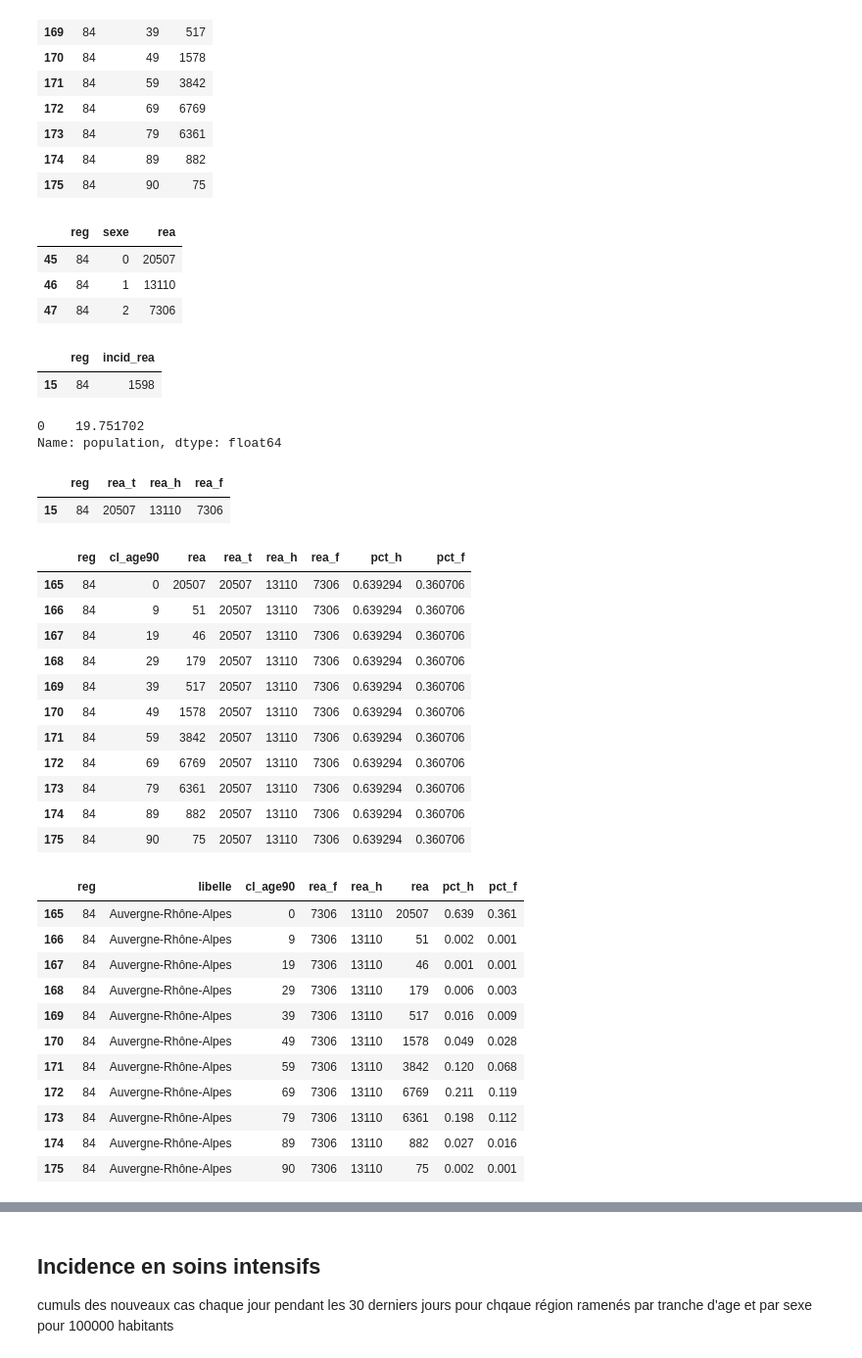
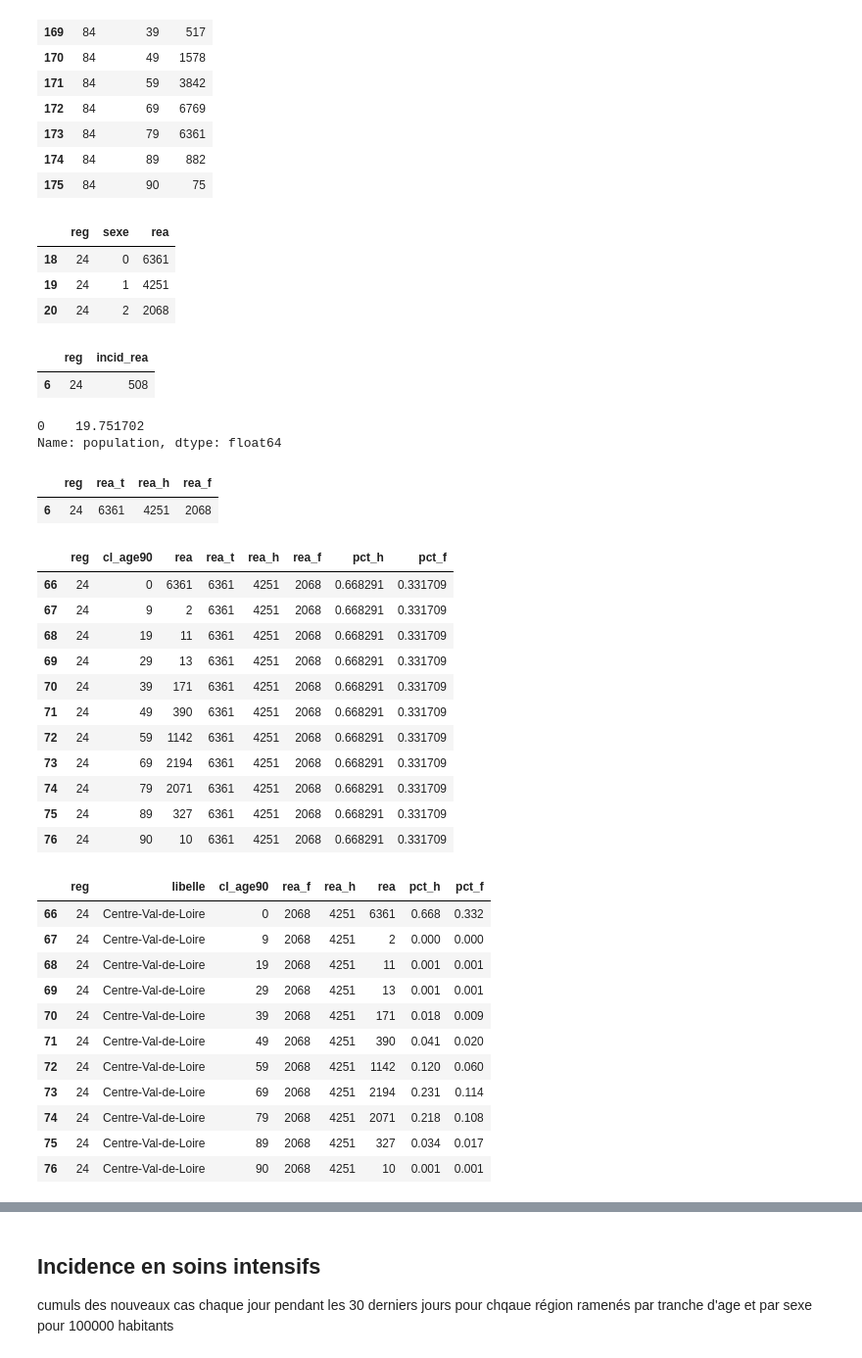
Before and after one commit to oalam/covid-analytics, a Jupyter notebook: exploratory.ipynb, the cells around one changed output, grey strips where cells are left out. Shown at 98% size. Cells and saved outputs as stored; diff of their text form; code cells hidden in the pictures.

```diff
--- a/exploratory.ipynb
+++ b/exploratory.ipynb
@@ -210,19 +210,19 @@ hospitalisation_cl_age90[hospitalisation_cl_age90.reg==84]
 # %%
 # Moyenne des cas actuellement en soins intensifs par région et par sexe
 hospitalisation_sexe = pd.merge(hospitalisation, departement, on="dep").groupby(['reg','sexe']).sum().reset_index()[['reg','sexe','rea']].round(1)
-hospitalisation_sexe[hospitalisation_sexe.reg==84]
+hospitalisation_sexe[hospitalisation_sexe.reg==24]
 # %% [output]
 |  | reg | sexe | rea |
-| 45 | 84 | 0 | 20507 |
-| 46 | 84 | 1 | 13110 |
-| 47 | 84 | 2 | 7306 |
+| 18 | 24 | 0 | 6361 |
+| 19 | 24 | 1 | 4251 |
+| 20 | 24 | 2 | 2068 |
 # %%
 # Cumul des nouveaux cas en soins intensifs sur 1 mois par région
 cumul_rea = hospitalisation3.groupby('reg').sum().reset_index()
-cumul_rea[cumul_rea.reg==84]
+cumul_rea[cumul_rea.reg==24]
 # %% [output]
 |  | reg | incid_rea |
-| 15 | 84 | 1598 |
+| 6 | 24 | 508 |
 # %%
 100000 * 1598 / population_reg[(population_reg.libelle == 'Auvergne-Rhône-Alpes') & (population_reg.cl_age90 == 0)]['population']
 # %% [output]
@@ -237,45 +237,45 @@ hospitalisation_sexe_t.columns = ['reg','rea_t']
 hospitalisation_sexe_f.columns = ['reg','rea_f']
 hospitalisation_sexe_h.columns = ['reg','rea_h']
 hospitalisation_sexe2 = pd.merge( hospitalisation_sexe_t , pd.merge( hospitalisation_sexe_h, hospitalisation_sexe_f, on='reg'), on='reg')
-hospitalisation_sexe2[hospitalisation_sexe2.reg==84]
+hospitalisation_sexe2[hospitalisation_sexe2.reg==24]
 # %% [output]
 |  | reg | rea_t | rea_h | rea_f |
-| 15 | 84 | 20507 | 13110 | 7306 |
+| 6 | 24 | 6361 | 4251 | 2068 |
 # %%
 hospitalisation_sexe2['pct_h'] =  hospitalisation_sexe2['rea_h'] / hospitalisation_sexe2['rea_t']
 hospitalisation_sexe2['pct_f'] = 1- hospitalisation_sexe2['pct_h']
 hospitalisation_sexe2 = pd.merge( hospitalisation_cl_age90, hospitalisation_sexe2, on='reg')
-hospitalisation_sexe2[hospitalisation_sexe2.reg==84]
+hospitalisation_sexe2[hospitalisation_sexe2.reg==24]
 # %% [output]
 |  | reg | cl_age90 | rea | rea_t | rea_h | rea_f | pct_h | pct_f |
-| 165 | 84 | 0 | 20507 | 20507 | 13110 | 7306 | 0.639294 | 0.360706 |
-| 166 | 84 | 9 | 51 | 20507 | 13110 | 7306 | 0.639294 | 0.360706 |
-| 167 | 84 | 19 | 46 | 20507 | 13110 | 7306 | 0.639294 | 0.360706 |
-| 168 | 84 | 29 | 179 | 20507 | 13110 | 7306 | 0.639294 | 0.360706 |
-| 169 | 84 | 39 | 517 | 20507 | 13110 | 7306 | 0.639294 | 0.360706 |
-| 170 | 84 | 49 | 1578 | 20507 | 13110 | 7306 | 0.639294 | 0.360706 |
-| 171 | 84 | 59 | 3842 | 20507 | 13110 | 7306 | 0.639294 | 0.360706 |
-| 172 | 84 | 69 | 6769 | 20507 | 13110 | 7306 | 0.639294 | 0.360706 |
-| 173 | 84 | 79 | 6361 | 20507 | 13110 | 7306 | 0.639294 | 0.360706 |
-| 174 | 84 | 89 | 882 | 20507 | 13110 | 7306 | 0.639294 | 0.360706 |
-| 175 | 84 | 90 | 75 | 20507 | 13110 | 7306 | 0.639294 | 0.360706 |
+| 66 | 24 | 0 | 6361 | 6361 | 4251 | 2068 | 0.668291 | 0.331709 |
+| 67 | 24 | 9 | 2 | 6361 | 4251 | 2068 | 0.668291 | 0.331709 |
+| 68 | 24 | 19 | 11 | 6361 | 4251 | 2068 | 0.668291 | 0.331709 |
+| 69 | 24 | 29 | 13 | 6361 | 4251 | 2068 | 0.668291 | 0.331709 |
+| 70 | 24 | 39 | 171 | 6361 | 4251 | 2068 | 0.668291 | 0.331709 |
+| 71 | 24 | 49 | 390 | 6361 | 4251 | 2068 | 0.668291 | 0.331709 |
+| 72 | 24 | 59 | 1142 | 6361 | 4251 | 2068 | 0.668291 | 0.331709 |
+| 73 | 24 | 69 | 2194 | 6361 | 4251 | 2068 | 0.668291 | 0.331709 |
+| 74 | 24 | 79 | 2071 | 6361 | 4251 | 2068 | 0.668291 | 0.331709 |
+| 75 | 24 | 89 | 327 | 6361 | 4251 | 2068 | 0.668291 | 0.331709 |
+| 76 | 24 | 90 | 10 | 6361 | 4251 | 2068 | 0.668291 | 0.331709 |
 # %%
 hospitalisation_sexe2['pct_h'] =  hospitalisation_sexe2['rea'] / hospitalisation_sexe2['rea_t'] * hospitalisation_sexe2['pct_h']
 hospitalisation_sexe2['pct_f'] = hospitalisation_sexe2['rea'] / hospitalisation_sexe2['rea_t'] * hospitalisation_sexe2['pct_f']
 hospitalisation_reg_cl_age = pd.merge(hospitalisation_sexe2, region, on="reg")[['reg','libelle','cl_age90','rea_f','rea_h','rea','pct_h','pct_f']].round(3)
-hospitalisation_reg_cl_age[hospitalisation_sexe2.reg==84]
+hospitalisation_reg_cl_age[hospitalisation_sexe2.reg==24]
 # %% [output]
 |  | reg | libelle | cl_age90 | rea_f | rea_h | rea | pct_h | pct_f |
-| 165 | 84 | Auvergne-Rhône-Alpes | 0 | 7306 | 13110 | 20507 | 0.639 | 0.361 |
-| 166 | 84 | Auvergne-Rhône-Alpes | 9 | 7306 | 13110 | 51 | 0.002 | 0.001 |
-| 167 | 84 | Auvergne-Rhône-Alpes | 19 | 7306 | 13110 | 46 | 0.001 | 0.001 |
-| 168 | 84 | Auvergne-Rhône-Alpes | 29 | 7306 | 13110 | 179 | 0.006 | 0.003 |
-| 169 | 84 | Auvergne-Rhône-Alpes | 39 | 7306 | 13110 | 517 | 0.016 | 0.009 |
-| 170 | 84 | Auvergne-Rhône-Alpes | 49 | 7306 | 13110 | 1578 | 0.049 | 0.028 |
-| 171 | 84 | Auvergne-Rhône-Alpes | 59 | 7306 | 13110 | 3842 | 0.120 | 0.068 |
-| 172 | 84 | Auvergne-Rhône-Alpes | 69 | 7306 | 13110 | 6769 | 0.211 | 0.119 |
-| 173 | 84 | Auvergne-Rhône-Alpes | 79 | 7306 | 13110 | 6361 | 0.198 | 0.112 |
-| 174 | 84 | Auvergne-Rhône-Alpes | 89 | 7306 | 13110 | 882 | 0.027 | 0.016 |
-| 175 | 84 | Auvergne-Rhône-Alpes | 90 | 7306 | 13110 | 75 | 0.002 | 0.001 |
+| 66 | 24 | Centre-Val-de-Loire | 0 | 2068 | 4251 | 6361 | 0.668 | 0.332 |
+| 67 | 24 | Centre-Val-de-Loire | 9 | 2068 | 4251 | 2 | 0.000 | 0.000 |
+| 68 | 24 | Centre-Val-de-Loire | 19 | 2068 | 4251 | 11 | 0.001 | 0.001 |
+| 69 | 24 | Centre-Val-de-Loire | 29 | 2068 | 4251 | 13 | 0.001 | 0.001 |
+| 70 | 24 | Centre-Val-de-Loire | 39 | 2068 | 4251 | 171 | 0.018 | 0.009 |
+| 71 | 24 | Centre-Val-de-Loire | 49 | 2068 | 4251 | 390 | 0.041 | 0.020 |
+| 72 | 24 | Centre-Val-de-Loire | 59 | 2068 | 4251 | 1142 | 0.120 | 0.060 |
+| 73 | 24 | Centre-Val-de-Loire | 69 | 2068 | 4251 | 2194 | 0.231 | 0.114 |
+| 74 | 24 | Centre-Val-de-Loire | 79 | 2068 | 4251 | 2071 | 0.218 | 0.108 |
+| 75 | 24 | Centre-Val-de-Loire | 89 | 2068 | 4251 | 327 | 0.034 | 0.017 |
+| 76 | 24 | Centre-Val-de-Loire | 90 | 2068 | 4251 | 10 | 0.001 | 0.001 |
 # %%
 incidence_rea = pd.merge(hospitalisation_reg_cl_age, cumul_rea, on=['reg'])
```
Also changed, not shown: parts of 7 cells of this notebook, 4 other files.
